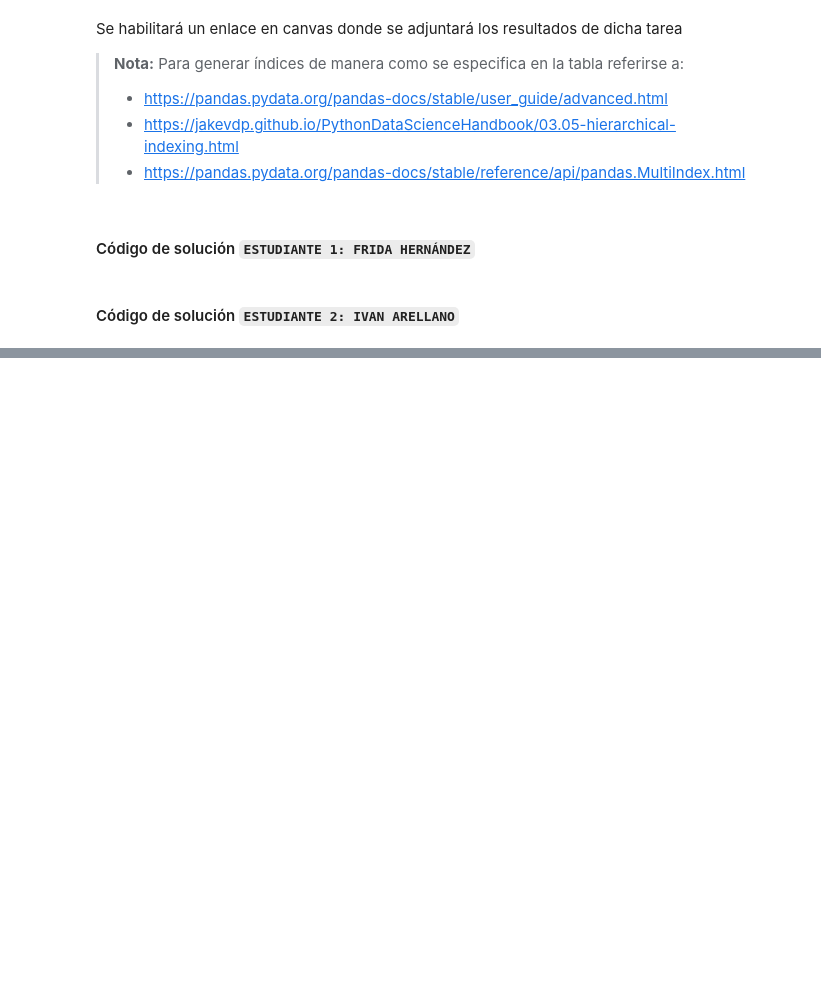
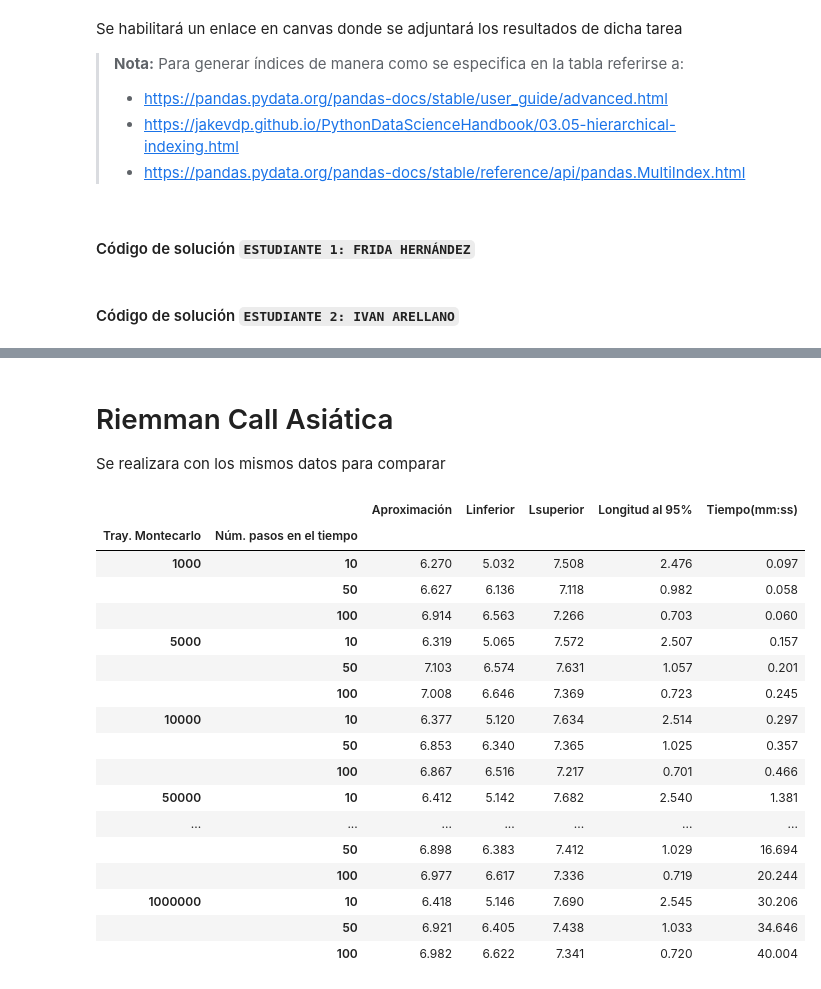
Before and after one commit to FridaHernandezL/Tarea9_HFrida_AIvan, a Jupyter notebook: Tarea9_HFrida_AIvan.ipynb, the cells around one changed output, grey strips where cells are left out. Drawn from its saved outputs; the diff is of its cells as text; code cells hidden in the pictures; blank space fills up the shorter version.

Commit message:
Se realiza Iván Arellano

```diff
--- a/Tarea9_HFrida_AIvan.ipynb
+++ b/Tarea9_HFrida_AIvan.ipynb
@@ -35,0 +241,33 @@ Se habilitará un enlace en canvas donde se adjuntará los resultados de dicha t
+# %% [markdown]
+# Riemman Call Asiática
+
+Se realizara con los mismos datos para comparar
+# %%
+riemann_call_AS = [[Riemann_approach(K,r,S0,j,i,sigma,T,'Call', 0.95) for i in N_step_sim] for j in N_traj_sim]
+# %%
+riemann_call = pd.DataFrame(Trayectorias(riemann_call_AS),
+                                 columns=['Aproximación', 'Linferior', 'Lsuperior', 'Longitud al 95%', 'Tiempo(mm:ss)'],
+                                 index=pd.MultiIndex.from_arrays(index, names=('Tray. Montecarlo', 'Núm. pasos en el tiempo')))
+# %%
+pd.set_option("display.max_columns", None)
+pd.set_option("display.max_rows", None)
+riemann_call
+# %% [output]
+|  |  | Aproximación | Linferior | Lsuperior | Longitud al 95% | Tiempo(mm:ss) |
+| Tray. Montecarlo | Núm. pasos en el tiempo |  |  |  |  |  |
+| 1000 | 10 | 6.270 | 5.032 | 7.508 | 2.476 | 0.097 |
+|  | 50 | 6.627 | 6.136 | 7.118 | 0.982 | 0.058 |
+|  | 100 | 6.914 | 6.563 | 7.266 | 0.703 | 0.060 |
+| 5000 | 10 | 6.319 | 5.065 | 7.572 | 2.507 | 0.157 |
+|  | 50 | 7.103 | 6.574 | 7.631 | 1.057 | 0.201 |
+|  | 100 | 7.008 | 6.646 | 7.369 | 0.723 | 0.245 |
+| 10000 | 10 | 6.377 | 5.120 | 7.634 | 2.514 | 0.297 |
+|  | 50 | 6.853 | 6.340 | 7.365 | 1.025 | 0.357 |
+|  | 100 | 6.867 | 6.516 | 7.217 | 0.701 | 0.466 |
+| 50000 | 10 | 6.412 | 5.142 | 7.682 | 2.540 | 1.381 |
+| ... | ... | ... | ... | ... | ... | ... |
+|  | 50 | 6.898 | 6.383 | 7.412 | 1.029 | 16.694 |
+|  | 100 | 6.977 | 6.617 | 7.336 | 0.719 | 20.244 |
+| 1000000 | 10 | 6.418 | 5.146 | 7.690 | 2.545 | 30.206 |
+|  | 50 | 6.921 | 6.405 | 7.438 | 1.033 | 34.646 |
+|  | 100 | 6.982 | 6.622 | 7.341 | 0.720 | 40.004 |
```
Also changed, not shown: parts of 20 cells of this notebook.
